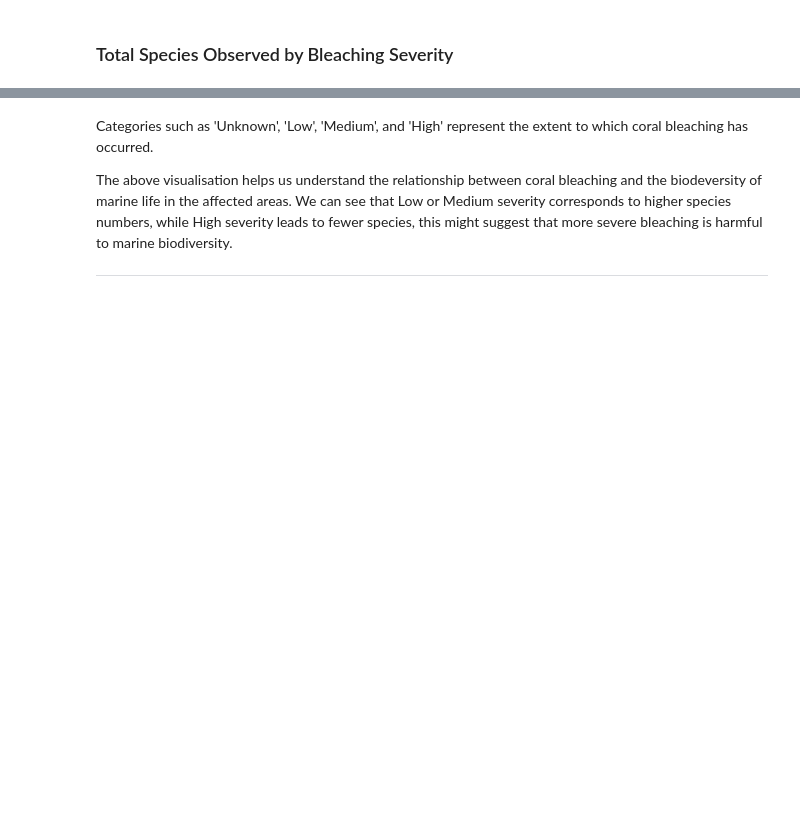
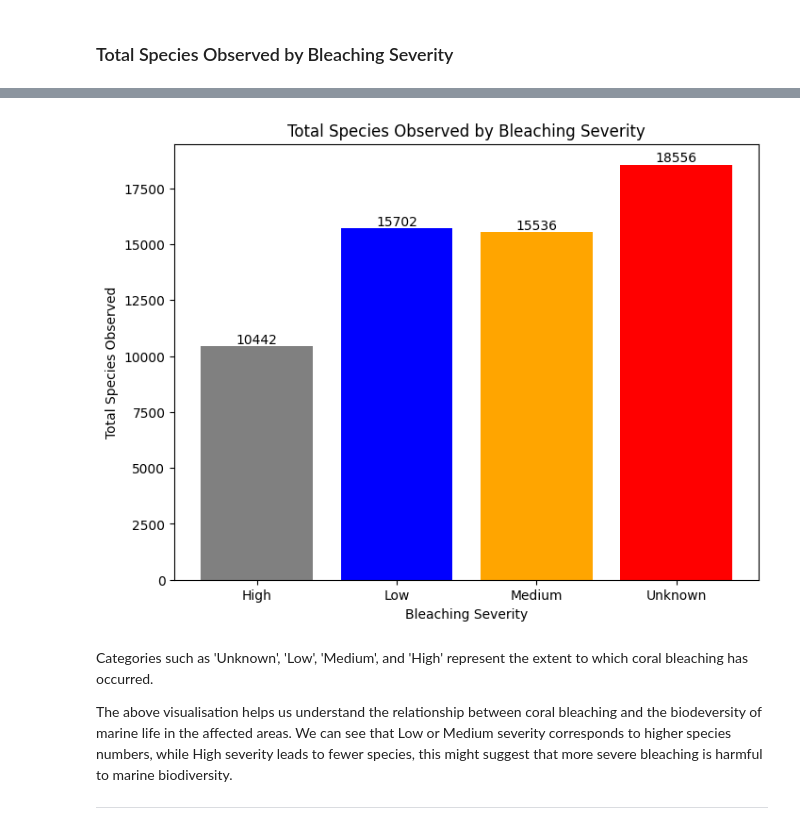
Before and after one commit to Sayedta91/Data-Analysis-Ocean-Climate-Marine-Life, a Jupyter notebook: data-analysis-ocean-climate-marine-life.ipynb, the cells around one changed output, grey strips where cells are left out. Cells and saved outputs as stored; diff of their text form; code cells hidden in the pictures; blank space fills up the shorter version.

```diff
--- a/data-analysis-ocean-climate-marine-life.ipynb
+++ b/data-analysis-ocean-climate-marine-life.ipynb
@@ -197,3 +178,32 @@ fig_severity.show()
+# %%
+# Assuming df_activity is your original dataframe, perform the groupby operation
+df_severity_species = df_activity.groupby('Bleaching Severity')['Species Observed'].sum().reset_index()
+
+# Define the custom order for the 'Bleaching Severity' category
+category_order = ['Unknown', 'Low', 'Medium', 'High']
+
+# Reorder the 'Bleaching Severity' to match the custom order
+df_severity_species['Bleaching Severity'] = pd.Categorical(df_severity_species['Bleaching Severity'], categories=category_order, ordered=True)
+
+# Create a bar chart
+plt.figure(figsize=(8, 6))
+bars = plt.bar(df_severity_species['Bleaching Severity'], df_severity_species['Species Observed'],
+               color=['gray', 'blue', 'orange', 'red'])  # Adjust colors for severity levels
+
+# Add labels and title
+plt.xlabel('Bleaching Severity')
+plt.ylabel('Total Species Observed')
+plt.title('Total Species Observed by Bleaching Severity')
+
+# Display the values on top of the bars
+for bar in bars:
+    yval = bar.get_height()
+    plt.text(bar.get_x() + bar.get_width()/2, yval + 0.1, round(yval, 2), ha='center', va='bottom')
+
+# Show the plot
+plt.show()
+# %% [output]
+[figure, added]
 # %% [markdown]
 Categories such as 'Unknown', 'Low', 'Medium', and 'High' represent the extent to which coral bleaching has occurred.
 
```
Also changed, not shown: parts of 14 cells of this notebook.
